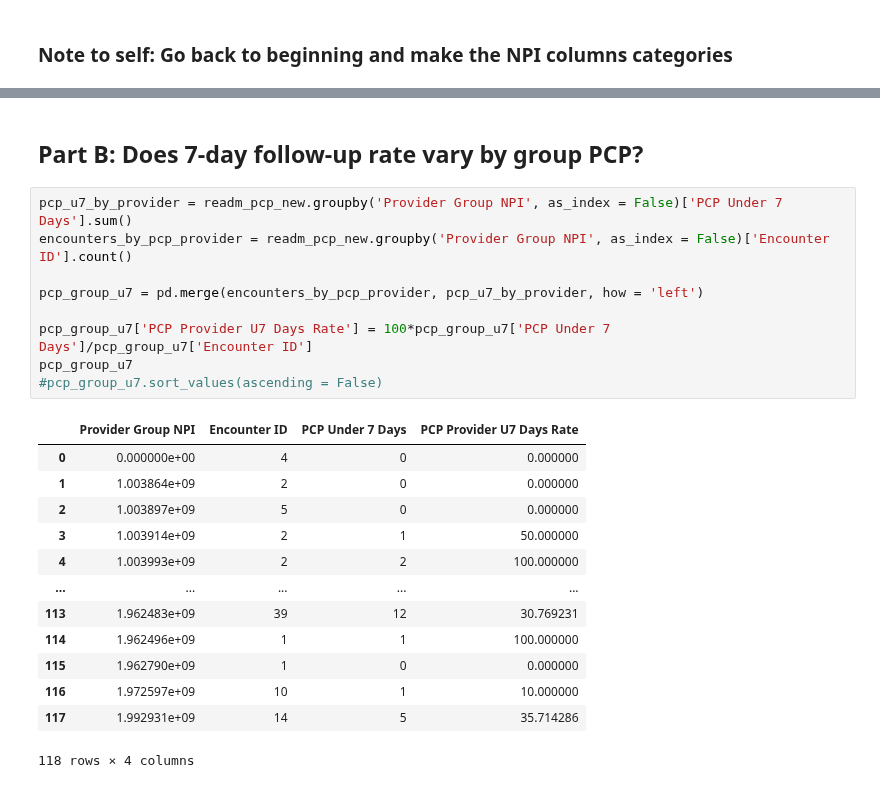
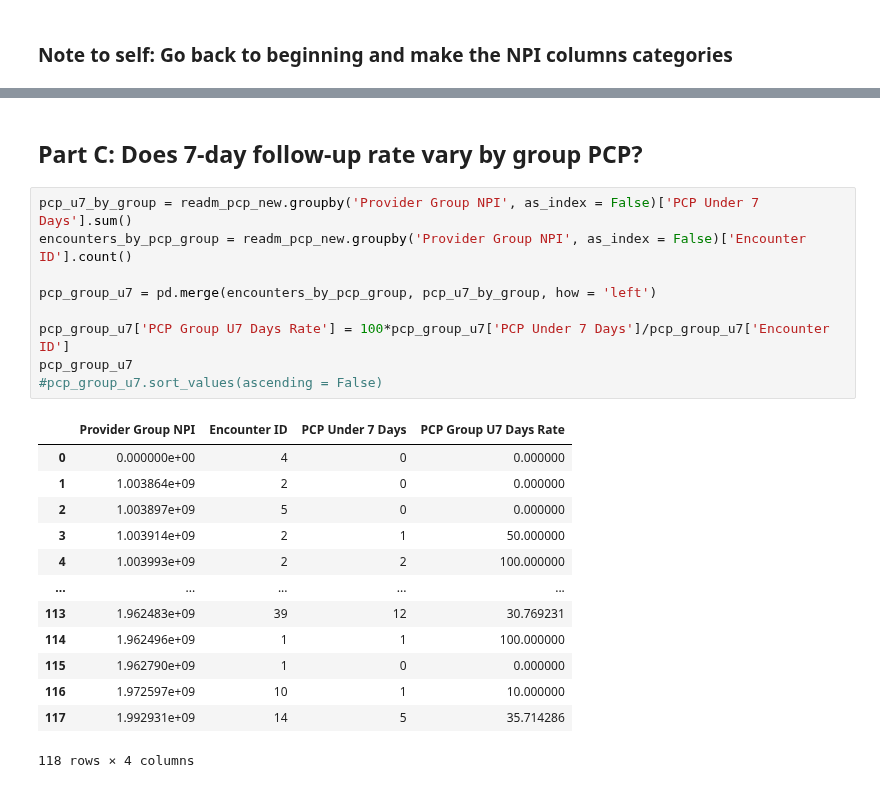
Before and after one commit to jrioross/ursa_health_hospital_readmissions, a Jupyter notebook: ursa_health_hospital_readmission.ipynb, the cells around one changed output, grey strips where cells are left out. Saved outputs shown, nothing was run; the diff lists cells and outputs as text.

```diff
--- a/ursa_health_hospital_readmission.ipynb
+++ b/ursa_health_hospital_readmission.ipynb
@@ -401,16 +430,16 @@ facility_u30
 # %% [markdown]
-## Part B: Does 7-day follow-up rate vary by group PCP?
+## Part C: Does 7-day follow-up rate vary by group PCP?
 # %%
-pcp_u7_by_provider = readm_pcp_new.groupby('Provider Group NPI', as_index = False)['PCP Under 7 Days'].sum()
-encounters_by_pcp_provider = readm_pcp_new.groupby('Provider Group NPI', as_index = False)['Encounter ID'].count()
+pcp_u7_by_group = readm_pcp_new.groupby('Provider Group NPI', as_index = False)['PCP Under 7 Days'].sum()
+encounters_by_pcp_group = readm_pcp_new.groupby('Provider Group NPI', as_index = False)['Encounter ID'].count()
 
-pcp_group_u7 = pd.merge(encounters_by_pcp_provider, pcp_u7_by_provider, how = 'left')
+pcp_group_u7 = pd.merge(encounters_by_pcp_group, pcp_u7_by_group, how = 'left')
 
-pcp_group_u7['PCP Provider U7 Days Rate'] = 100*pcp_group_u7['PCP Under 7 Days']/pcp_group_u7['Encounter ID']
+pcp_group_u7['PCP Group U7 Days Rate'] = 100*pcp_group_u7['PCP Under 7 Days']/pcp_group_u7['Encounter ID']
 pcp_group_u7
 #pcp_group_u7.sort_values(ascending = False)
 # %% [output]
-|  | Provider Group NPI | Encounter ID | PCP Under 7 Days | PCP Provider U7 Days Rate |
+|  | Provider Group NPI | Encounter ID | PCP Under 7 Days | PCP Group U7 Days Rate |
 | 0 | 0.000000e+00 | 4 | 0 | 0.000000 |
 | 1 | 1.003864e+09 | 2 | 0 | 0.000000 |
 | 2 | 1.003897e+09 | 5 | 0 | 0.000000 |
```
Also changed, not shown: parts of 12 cells of this notebook.
